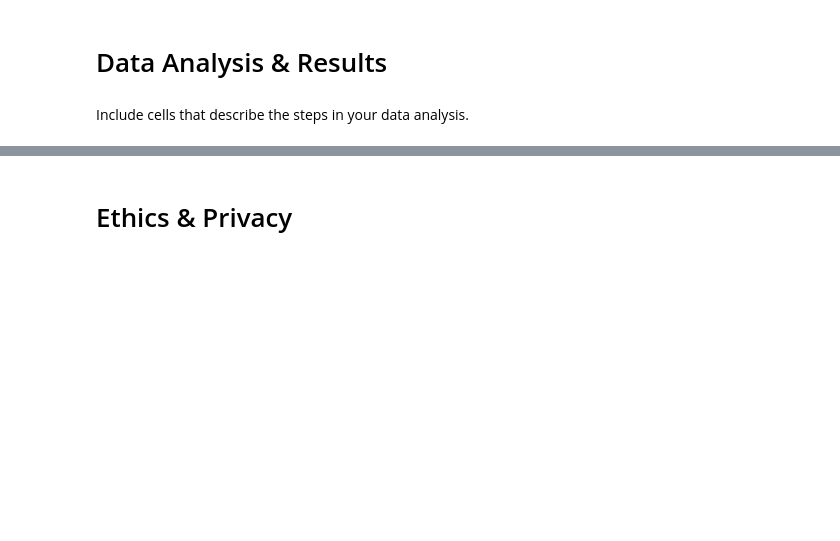
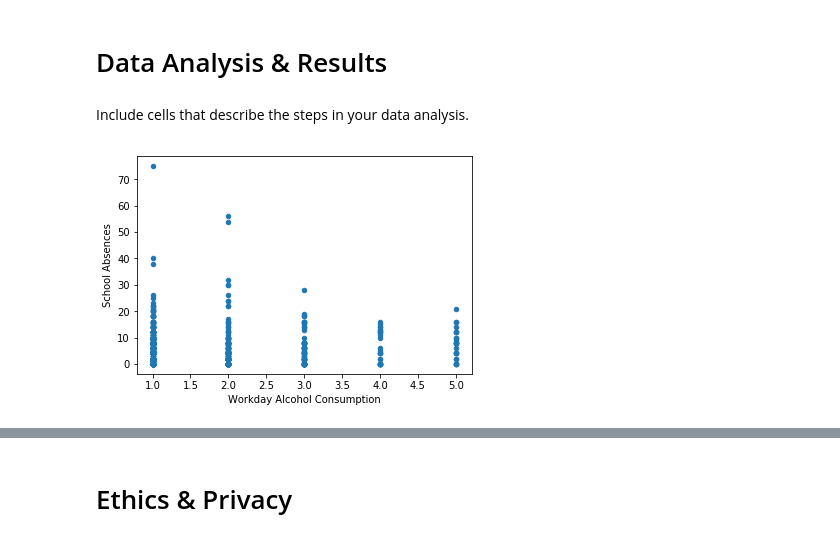
Before and after one commit to kaiitheguy/FinalProjectGroup62, a Jupyter notebook: FinalProjectGroup62.ipynb, the cells around one changed output, grey strips where cells are left out. Cells and saved outputs as stored; diff of their text form; code cells hidden in the pictures; blank space fills up the shorter version.

```diff
--- a/FinalProjectGroup62.ipynb
+++ b/FinalProjectGroup62.ipynb
@@ -128,4 +128,10 @@ df
 Include cells that describe the steps in your data analysis.
 # %%
 ## YOUR CODE HERE
+plt.scatter(df['workday_alc'], df['school_absences'], s=20)
+plt.xlabel('Workday Alcohol Consumption')
+plt.ylabel('School Absences')
+workday_absence = plt.gcf()
 ## FEEL FREE TO ADD MULTIPLE CELLS PER SECTION
+# %% [output]
+[figure, added]
```
Also changed, not shown: parts of 9 cells of this notebook.
